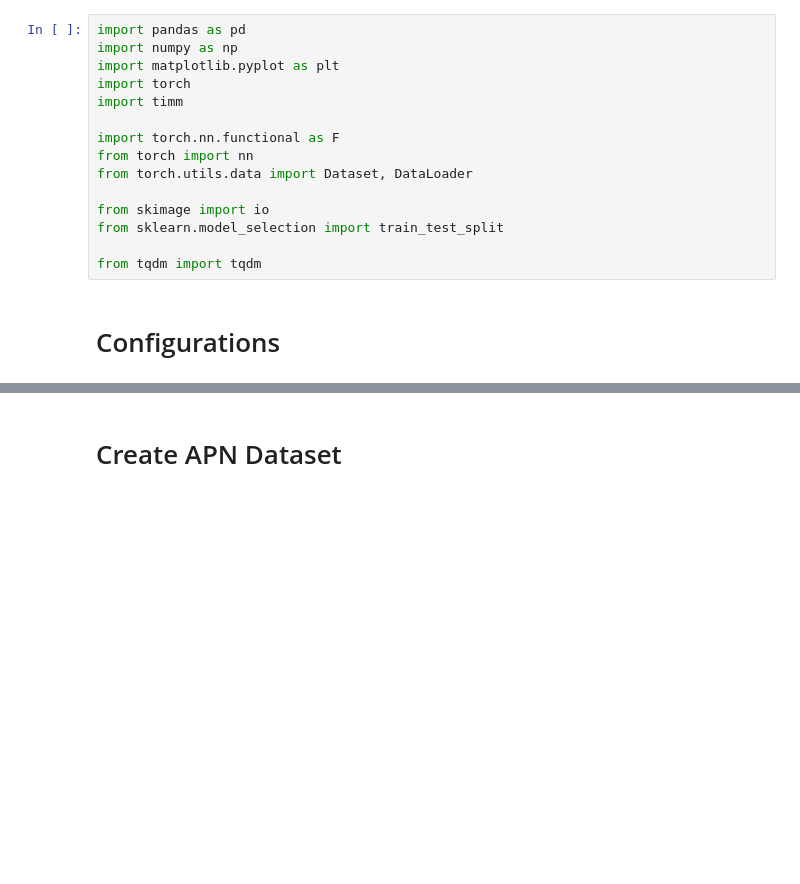
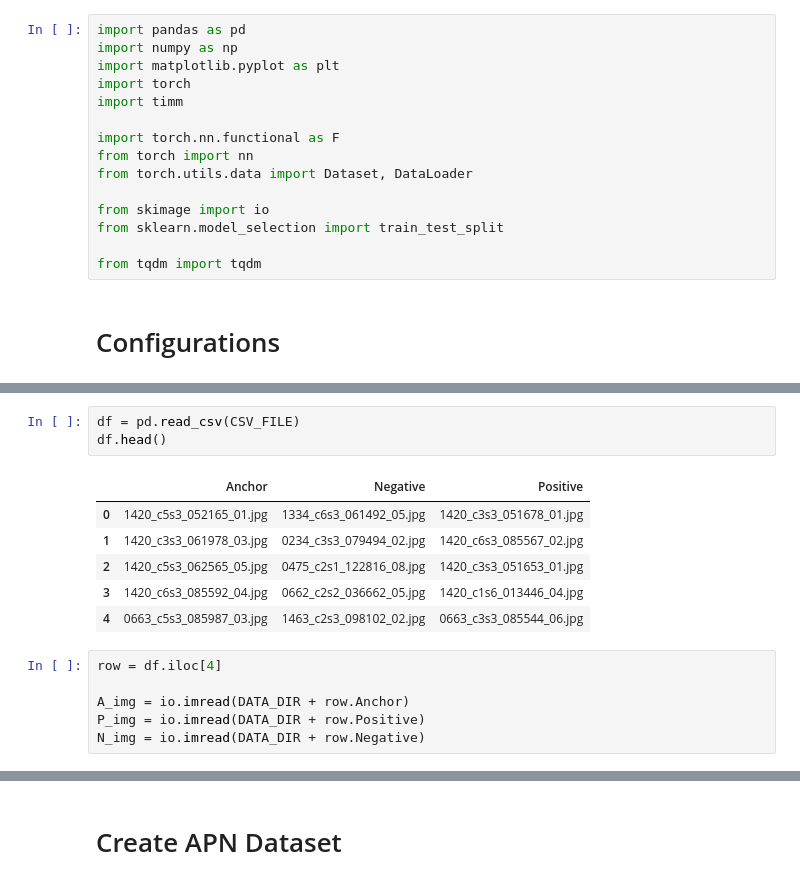
Before and after one commit to mehdibenjid/Siamese-Network-PyTorch, a Jupyter notebook: notebook.ipynb, the cells around one changed output, grey strips where cells are left out. Saved outputs shown, nothing was run; the diff lists cells and outputs as text; blank space fills up the shorter version.

```diff
--- a/notebook.ipynb
+++ b/notebook.ipynb
@@ -35,0 +106,16 @@ from tqdm import tqdm
+# %%
+df = pd.read_csv(CSV_FILE)
+df.head()
+# %% [output]
+|  | Anchor | Negative | Positive |
+| 0 | 1420_c5s3_052165_01.jpg | 1334_c6s3_061492_05.jpg | 1420_c3s3_051678_01.jpg |
+| 1 | 1420_c3s3_061978_03.jpg | 0234_c3s3_079494_02.jpg | 1420_c6s3_085567_02.jpg |
+| 2 | 1420_c5s3_062565_05.jpg | 0475_c2s1_122816_08.jpg | 1420_c3s3_051653_01.jpg |
+| 3 | 1420_c6s3_085592_04.jpg | 0662_c2s2_036662_05.jpg | 1420_c1s6_013446_04.jpg |
+| 4 | 0663_c5s3_085987_03.jpg | 1463_c2s3_098102_02.jpg | 0663_c3s3_085544_06.jpg |
+# %%
+row = df.iloc[4]
+
+A_img = io.imread(DATA_DIR + row.Anchor)
+P_img = io.imread(DATA_DIR + row.Positive)
+N_img = io.imread(DATA_DIR + row.Negative)
```
Also changed, not shown: parts of 28 cells of this notebook.
